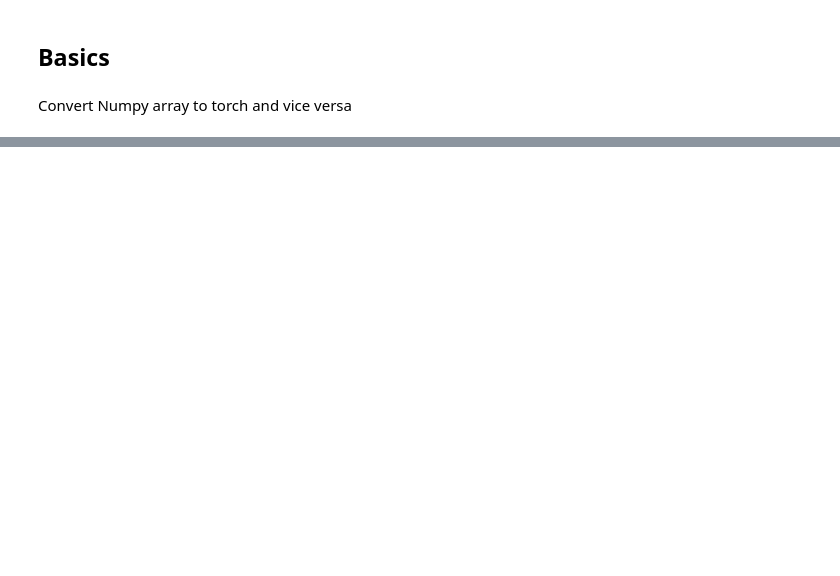
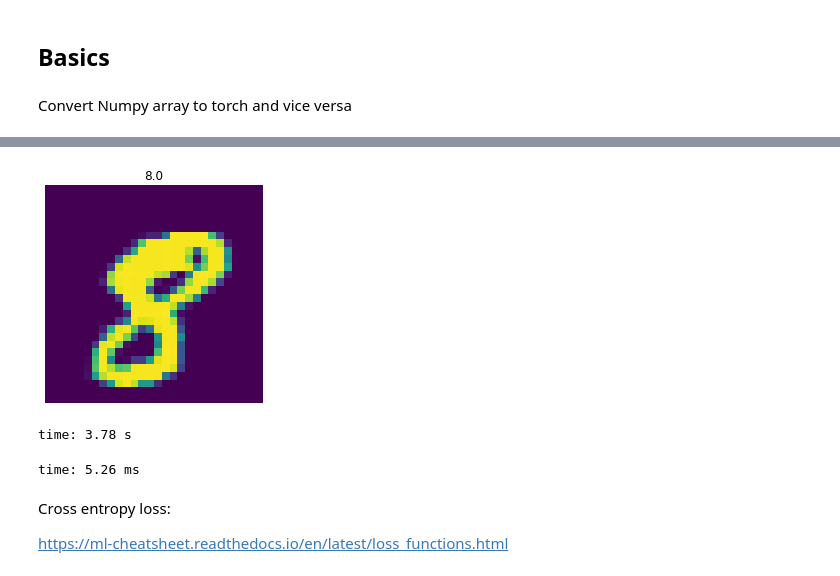
Before and after one commit to Archisman-Roy/Learning, a Jupyter notebook: kaggle/MNIST/MNIST.ipynb, the cells around one changed output, grey strips where cells are left out. Saved outputs shown, nothing was run; the diff lists cells and outputs as text; code cells hidden in the pictures; blank space fills up the shorter version.

```diff
--- a/kaggle/MNIST/MNIST.ipynb
+++ b/kaggle/MNIST/MNIST.ipynb
@@ -51,0 +390,79 @@ time: 7.9 ms
+# %%
+# Prepare Dataset
+# load data
+train = pd.read_csv("data/train.csv",dtype = np.float32)
+
+# split data into features(pixels) and labels(numbers from 0 to 9)
+targets_numpy = train.label.values
+features_numpy = train.loc[:,train.columns != "label"].values/255 # normalization
+
+# train test split. Size of train data is 80% and size of test data is 20%.
+features_train, features_test, targets_train, targets_test = train_test_split(features_numpy,
+                                                                             targets_numpy,
+                                                                             test_size = 0.2,
+                                                                             random_state = 42)
+
+# create feature and targets tensor for train set. As you remember we need variable to accumulate gradients. Therefore first we create tensor, then we will create variable
+featuresTrain = torch.from_numpy(features_train)
+targetsTrain = torch.from_numpy(targets_train).type(torch.LongTensor) # data type is long
+
+# create feature and targets tensor for test set.
+featuresTest = torch.from_numpy(features_test)
+targetsTest = torch.from_numpy(targets_test).type(torch.LongTensor) # data type is long
+
+# batch_size, epoch and iteration
+batch_size = 100
+n_iters = 10000
+num_epochs = n_iters / (len(features_train) / batch_size)
+num_epochs = int(num_epochs)
+
+# Pytorch train and test sets
+train = torch.utils.data.TensorDataset(featuresTrain,targetsTrain)
+test = torch.utils.data.TensorDataset(featuresTest,targetsTest)
+
+# data loader
+train_loader = torch.utils.data.DataLoader(train, batch_size = batch_size, shuffle = False)
+test_loader = torch.utils.data.DataLoader(test, batch_size = batch_size, shuffle = False)
+
+# visualize one of the images in data set
+plt.imshow(features_numpy[10].reshape(28,28))
+plt.axis("off")
+plt.title(str(targets_numpy[10]))
+#plt.savefig('graph.png')
+plt.show()
+# %% [output]
+[figure, added]
+time: 3.78 s
+# %%
+class LogisticRegressionModel(nn.Module):
+    def __init__(self, input_dim, output_dim):
+        super(LogisticRegressionModel, self).__init__()
+        # Linear part
+        self.linear = nn.Linear(input_dim, output_dim)
+        # There should be logistic function right?
+        # However logistic function in pytorch is in loss function
+        # So actually we do not forget to put it, it is only at next parts
+
+    def forward(self, x):
+        out = self.linear(x)
+        return out
+
+# Instantiate Model Class
+input_dim = 28*28 # size of image px*px
+output_dim = 10  # labels 0,1,2,3,4,5,6,7,8,9
+
+# create logistic regression model
+model = LogisticRegressionModel(input_dim, output_dim)
+
+# Cross Entropy Loss
+error = nn.CrossEntropyLoss()
+
+# SGD Optimizer
+learning_rate = 0.001
+optimizer = torch.optim.SGD(model.parameters(), lr=learning_rate)
+# %% [output]
+time: 5.26 ms
+# %% [markdown]
+Cross entropy loss:
+
+https://ml-cheatsheet.readthedocs.io/en/latest/loss_functions.html
```
Also changed, not shown: parts of 29 cells of this notebook.
